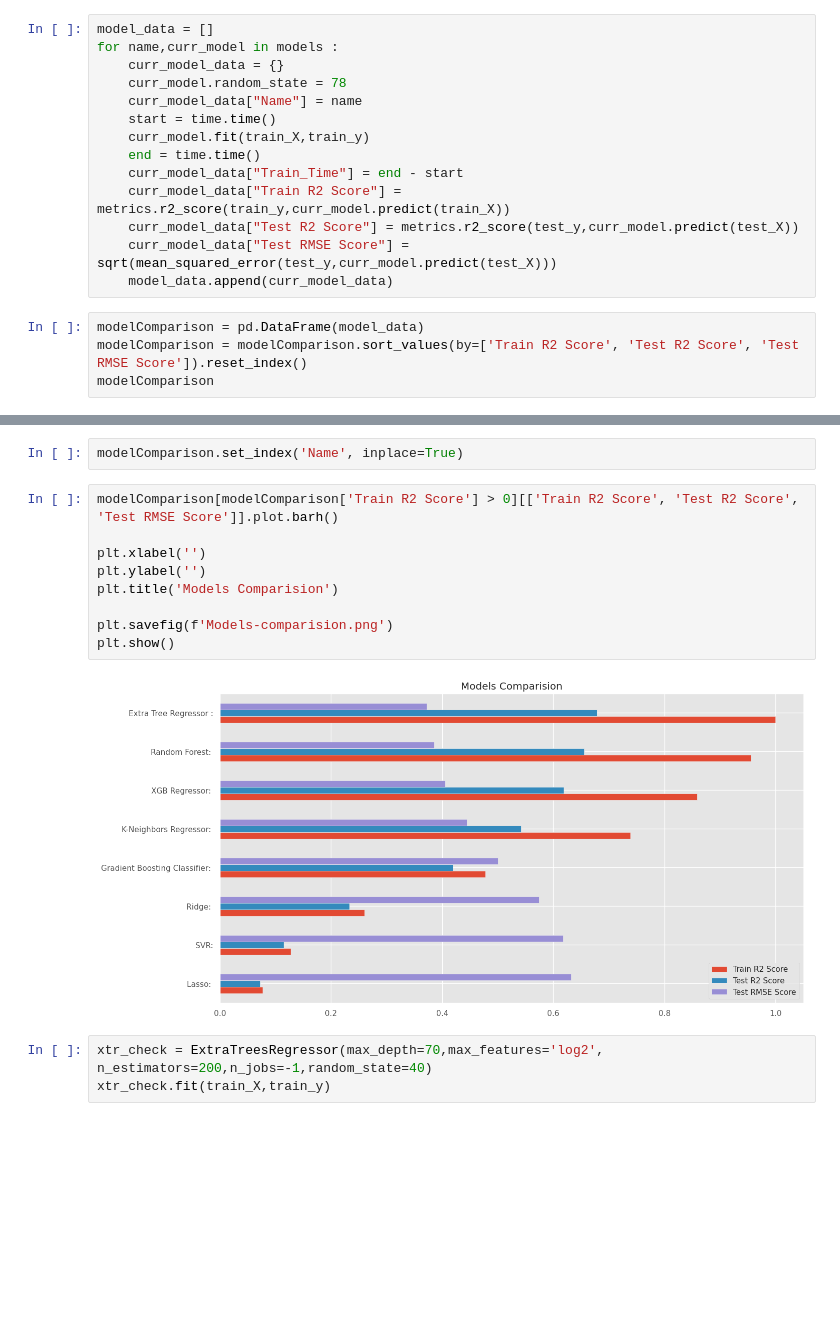
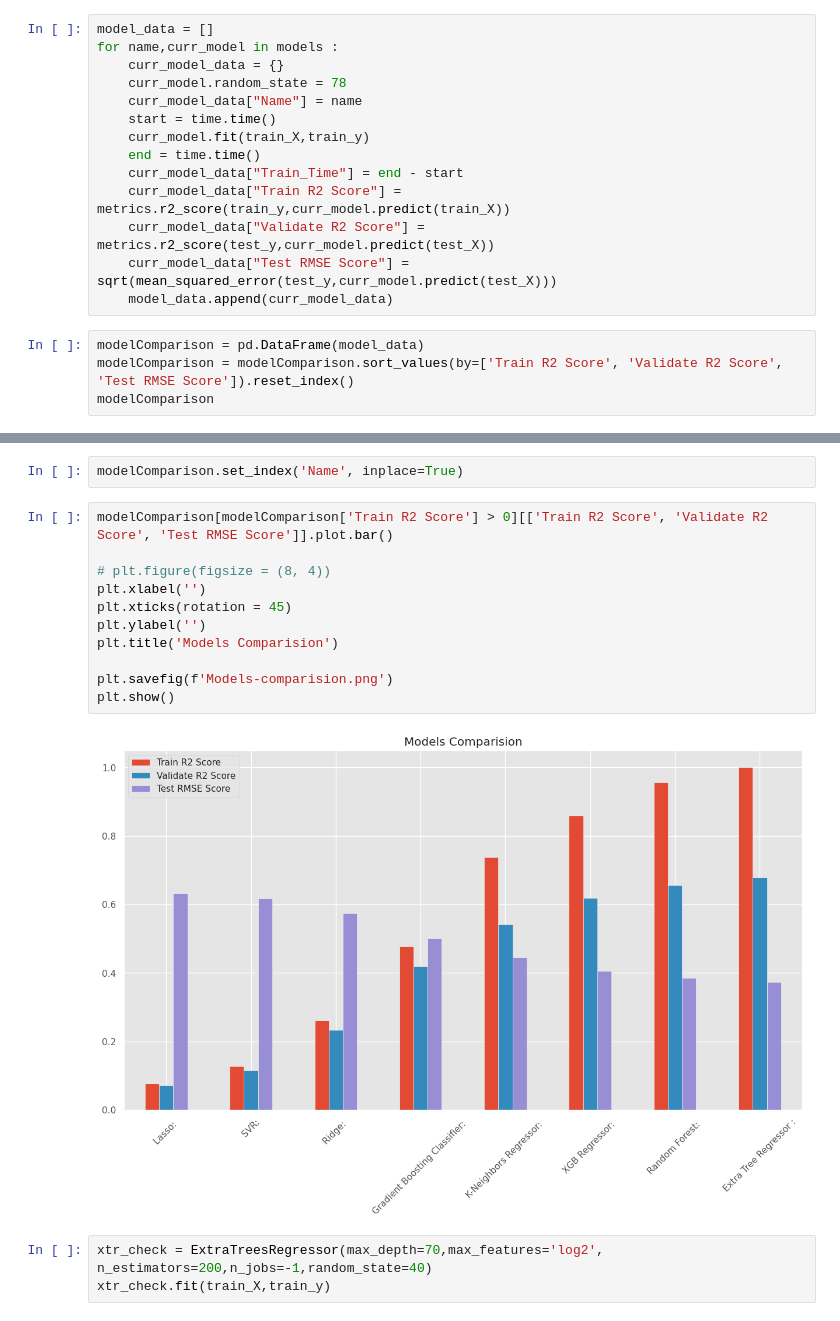
Before and after one commit to bhambrij-upwork/hackthon-june-2023, a Jupyter notebook: fs-household-energy-optimization-prediction.ipynb, the cells around one changed output, grey strips where cells are left out. Cells and saved outputs as stored; diff of their text form; blank space fills up the shorter version.

Commit message:
Kaggle Notebook | FS - Household Energy Optimization, Prediction  | Version 9

```diff
--- a/fs-household-energy-optimization-prediction.ipynb
+++ b/fs-household-energy-optimization-prediction.ipynb
@@ -658,11 +658,11 @@ for name,curr_model in models :
     end = time.time()
     curr_model_data["Train_Time"] = end - start
     curr_model_data["Train R2 Score"] = metrics.r2_score(train_y,curr_model.predict(train_X))
-    curr_model_data["Test R2 Score"] = metrics.r2_score(test_y,curr_model.predict(test_X))
+    curr_model_data["Validate R2 Score"] = metrics.r2_score(test_y,curr_model.predict(test_X))
     curr_model_data["Test RMSE Score"] = sqrt(mean_squared_error(test_y,curr_model.predict(test_X)))
     model_data.append(curr_model_data)
 # %%
 modelComparison = pd.DataFrame(model_data)
-modelComparison = modelComparison.sort_values(by=['Train R2 Score', 'Test R2 Score', 'Test RMSE Score']).reset_index()
+modelComparison = modelComparison.sort_values(by=['Train R2 Score', 'Validate R2 Score', 'Test RMSE Score']).reset_index()
 modelComparison
 # %% [output]
@@ -679,16 +679,18 @@ modelComparison
 # %%
 modelComparison.set_index('Name', inplace=True)
 # %%
-modelComparison[modelComparison['Train R2 Score'] > 0][['Train R2 Score', 'Test R2 Score', 'Test RMSE Score']].plot.barh()
+modelComparison[modelComparison['Train R2 Score'] > 0][['Train R2 Score', 'Validate R2 Score', 'Test RMSE Score']].plot.bar()
 
+# plt.figure(figsize = (8, 4))
 plt.xlabel('')
+plt.xticks(rotation = 45)
 plt.ylabel('')
 plt.title('Models Comparision')
 
 plt.savefig(f'Models-comparision.png')
 plt.show()
 # %% [output]
-[figure, old version]
+[figure, new version]
 # %%
 xtr_check = ExtraTreesRegressor(max_depth=70,max_features='log2', n_estimators=200,n_jobs=-1,random_state=40)
 xtr_check.fit(train_X,train_y)
```
Also changed, not shown: parts of 1 cell of this notebook.
